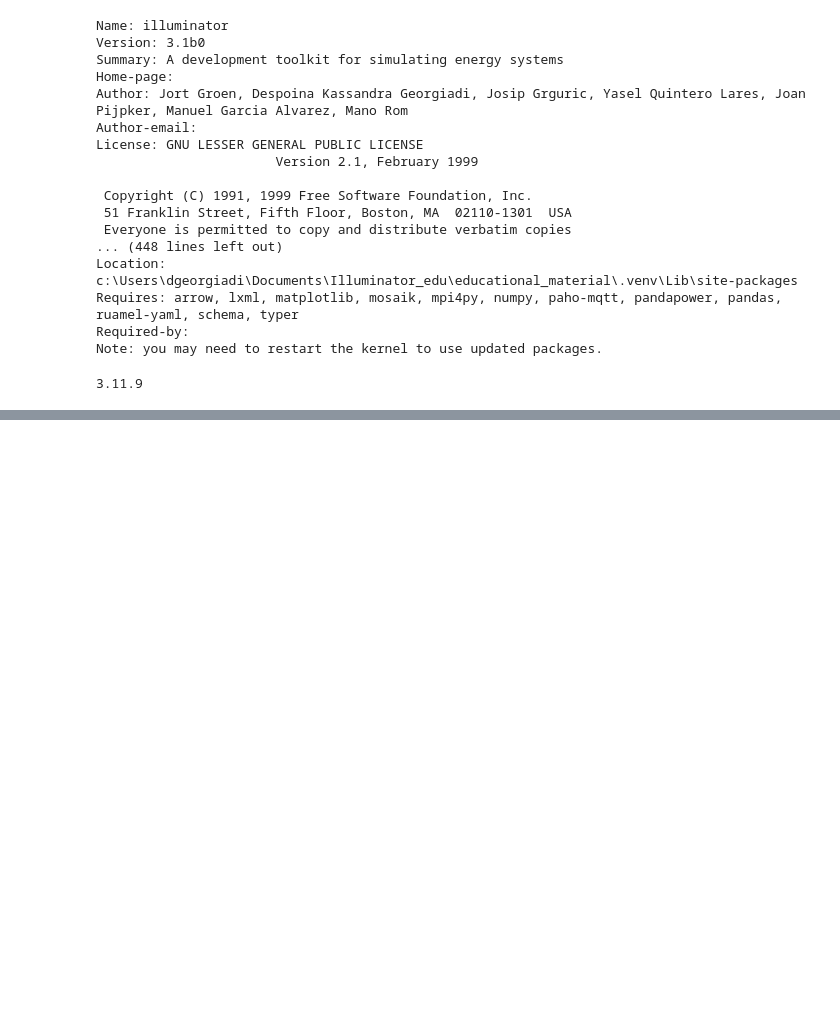
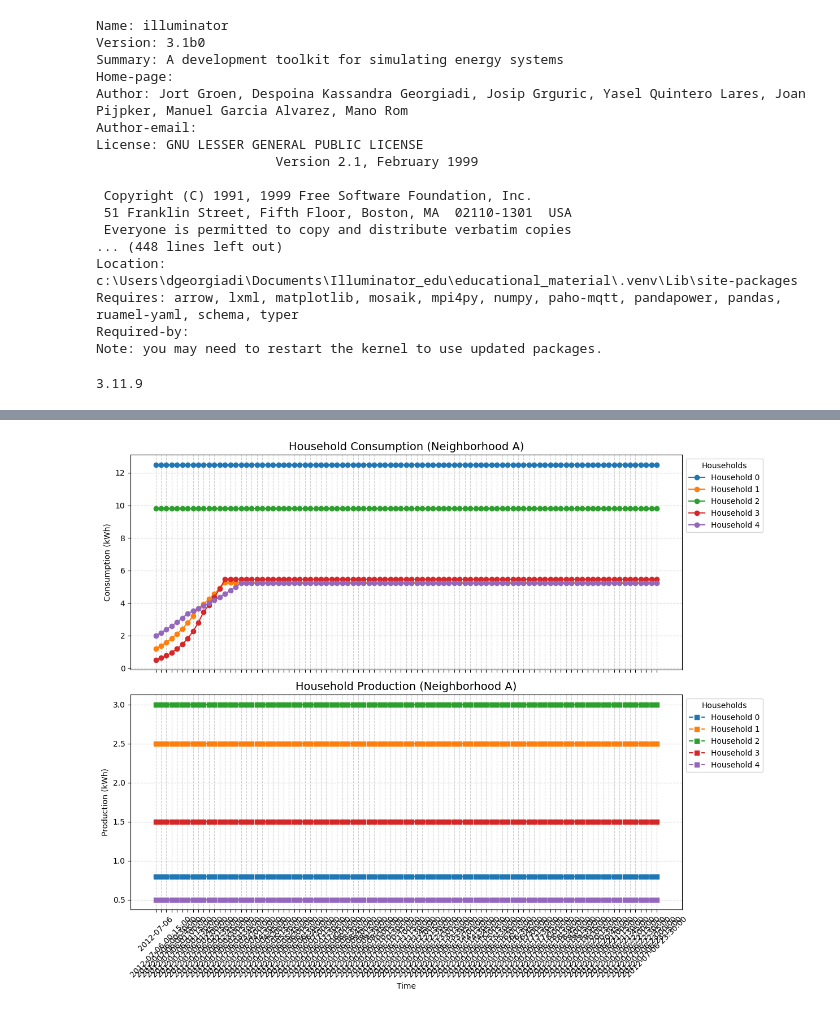
Before and after one commit to Illuminator-team/educational_material, a Jupyter notebook: tutorials/energy_hubs/Energy HUB/ide_models.ipynb, the cells around one changed output, grey strips where cells are left out. Drawn from its saved outputs; the diff is of its cells as text; code cells hidden in the pictures; blank space fills up the shorter version.

```diff
--- a/tutorials/energy_hubs/Energy HUB/ide_models.ipynb
+++ b/tutorials/energy_hubs/Energy HUB/ide_models.ipynb
@@ -738,0 +829,45 @@ plt.show()
+# %%
+import pandas as pd
+import matplotlib.pyplot as plt
+import ast
+
+# 1. Load the data
+df = pd.read_csv('out_justice_test_1.csv')
+
+# 2. Convert strings of lists into actual Python lists
+df['Neighborhood_A.consumption'] = df['Neighborhood_A.consumption'].apply(ast.literal_eval)
+df['Neighborhood_A.production'] = df['Neighborhood_A.production'].apply(ast.literal_eval)
+
+# 3. Expand the lists into separate columns for plotting
+# This creates columns like Cons_0, Cons_1, etc.
+cons_expanded = pd.DataFrame(df['Neighborhood_A.consumption'].tolist(), index=df.index)
+prod_expanded = pd.DataFrame(df['Neighborhood_A.production'].tolist(), index=df.index)
+
+# 4. Plotting
+fig, (ax1, ax2) = plt.subplots(2, 1, figsize=(12, 10), sharex=True)
+
+# Plot Consumption
+for i in range(cons_expanded.shape[1]):
+    ax1.plot(df['date'], cons_expanded[i], marker='o', label=f'Household {i}')
+
+ax1.set_title('Household Consumption (Neighborhood A)', fontsize=14)
+ax1.set_ylabel('Consumption (kWh)')
+ax1.legend(title="Households", loc='upper left', bbox_to_anchor=(1, 1))
+ax1.grid(True, linestyle='--', alpha=0.6)
+
+# Plot Production
+for i in range(prod_expanded.shape[1]):
+    ax2.plot(df['date'], prod_expanded[i], marker='s', linestyle='--', label=f'Household {i}')
+
+ax2.set_title('Household Production (Neighborhood A)', fontsize=14)
+ax2.set_ylabel('Production (kWh)')
+ax2.set_xlabel('Time')
+ax2.legend(title="Households", loc='upper left', bbox_to_anchor=(1, 1))
+ax2.grid(True, linestyle='--', alpha=0.6)
+
+# Improve x-axis readability
+plt.xticks(rotation=45)
+plt.tight_layout()
+plt.show()
+# %% [output]
+[figure, added]
```
Also changed, not shown: parts of 15 cells of this notebook, 2 other files.
